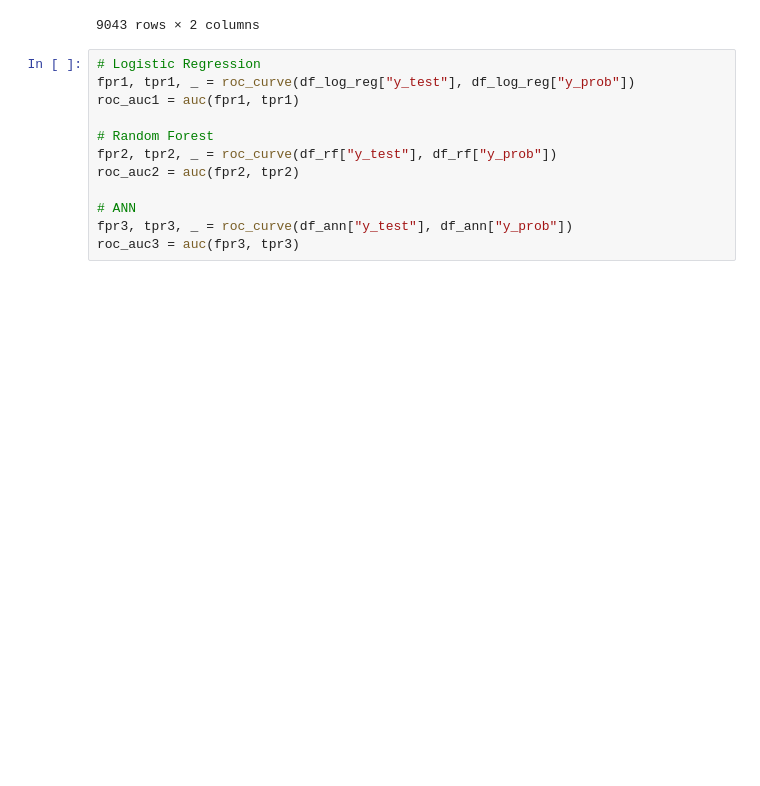
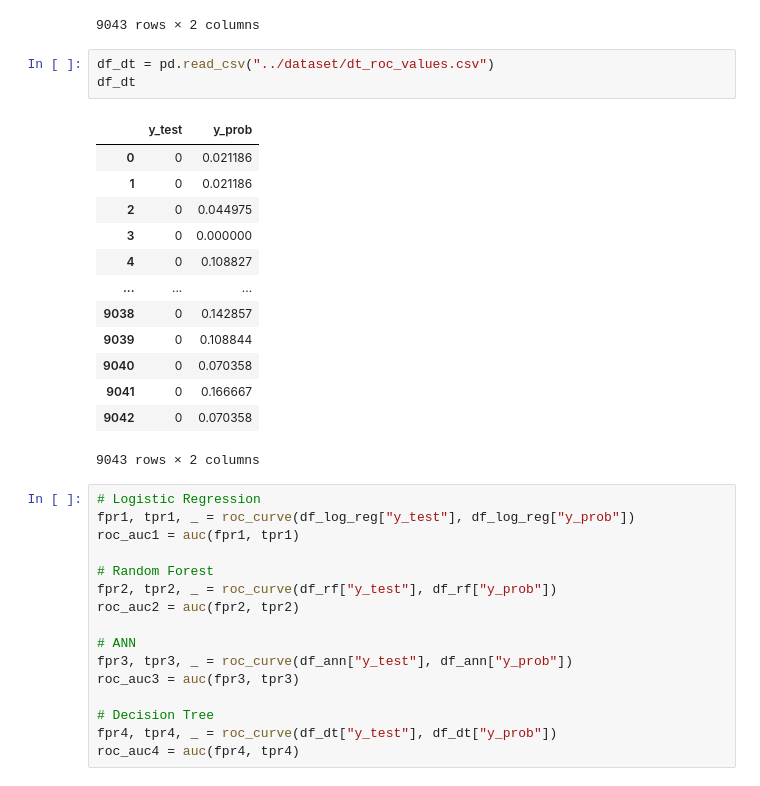
Before and after one commit to jmanwillz/ACML-Project, a Jupyter notebook: decision-trees/roc_curve.ipynb, the cells around one changed output. Cells and saved outputs as stored; diff of their text form; blank space fills up the shorter version.

```diff
--- a/decision-trees/roc_curve.ipynb
+++ b/decision-trees/roc_curve.ipynb
@@ -53,6 +53,23 @@ df_ann
 | 9041 | 0 | 0.406409 |
 | 9042 | 0 | 0.105951 |
 9043 rows × 2 columns
+# %%
+df_dt = pd.read_csv("../dataset/dt_roc_values.csv")
+df_dt
+# %% [output]
+|  | y_test | y_prob |
+| 0 | 0 | 0.021186 |
+| 1 | 0 | 0.021186 |
+| 2 | 0 | 0.044975 |
+| 3 | 0 | 0.000000 |
+| 4 | 0 | 0.108827 |
+| ... | ... | ... |
+| 9038 | 0 | 0.142857 |
+| 9039 | 0 | 0.108844 |
+| 9040 | 0 | 0.070358 |
+| 9041 | 0 | 0.166667 |
+| 9042 | 0 | 0.070358 |
+9043 rows × 2 columns
 # %%
 # Logistic Regression
 fpr1, tpr1, _ = roc_curve(df_log_reg["y_test"], df_log_reg["y_prob"])
@@ -65,6 +82,10 @@ roc_auc2 = auc(fpr2, tpr2)
 # ANN
 fpr3, tpr3, _ = roc_curve(df_ann["y_test"], df_ann["y_prob"])
 roc_auc3 = auc(fpr3, tpr3)
+
+# Decision Tree
+fpr4, tpr4, _ = roc_curve(df_dt["y_test"], df_dt["y_prob"])
+roc_auc4 = auc(fpr4, tpr4)
 # %%
 # Plot both ROC curves
 plt.figure(figsize=(8, 6))
```
Also changed, not shown: parts of 2 cells of this notebook, 6 other files.
